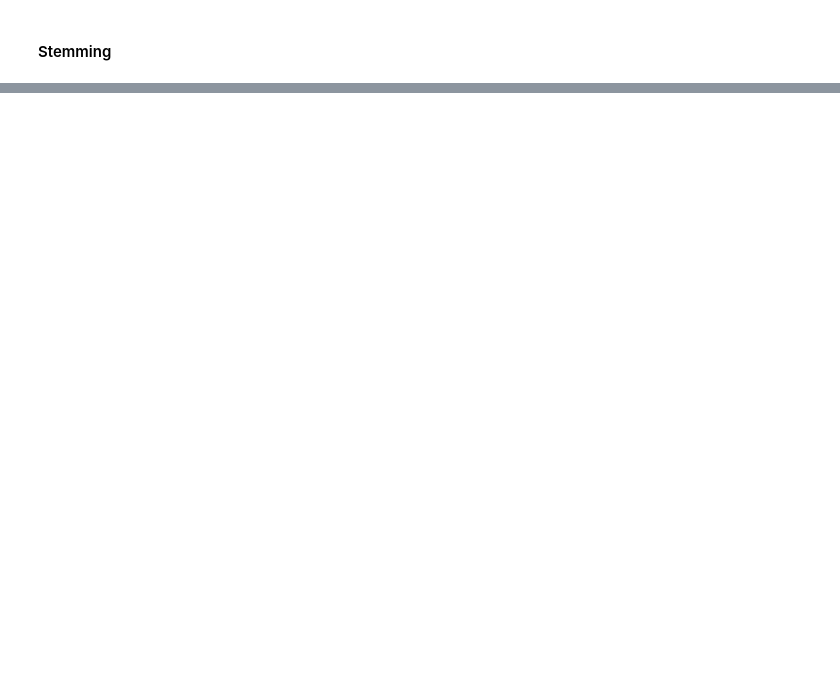
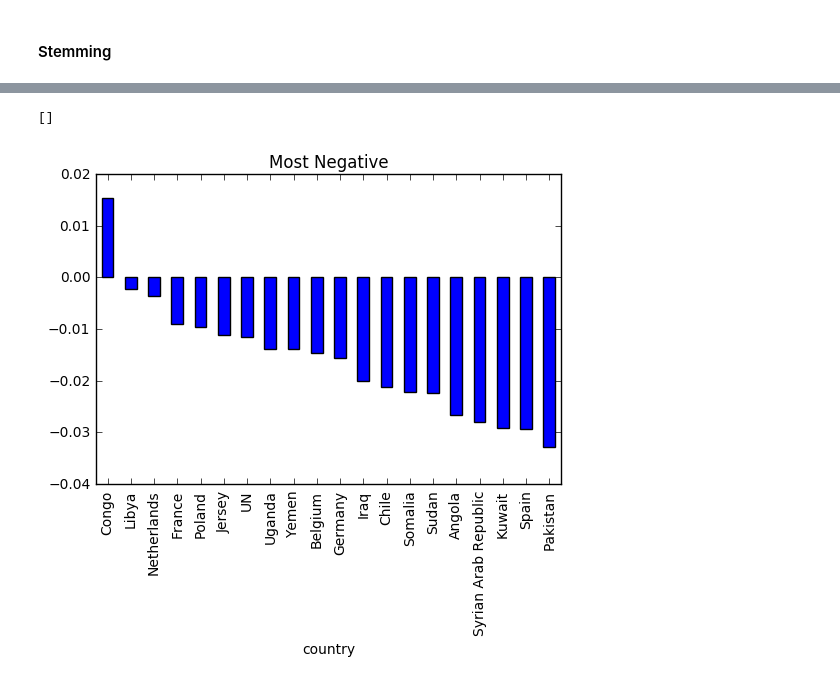
Before and after one commit to fanzhangsuper/fancy_group, a Jupyter notebook: 05 - Taming Text/Homework5.ipynb, the cells around one changed output, grey strips where cells are left out. Saved outputs shown, nothing was run; the diff lists cells and outputs as text; code cells hidden in the pictures; blank space fills up the shorter version.

```diff
--- a/05 - Taming Text/Homework5.ipynb
+++ b/05 - Taming Text/Homework5.ipynb
@@ -88,0 +297,8 @@ def compare_stem(word1, word2):
+# %%
+def map_email_to_vader_sentiment(emails):
+    polarity_score = dict()
+    for idx in emails.index:
+        txt = emails.loc[idx]
+        polarity_score[idx] = vader_analyzer.polarity_scores(txt)
+
+    return polarity_score
@@ -88,0 +384,3 @@ def compare_stem(word1, word2):
+# %%
+top_countries = country_x_senti[country_x_senti.num > 5]
+top_countries.head()
@@ -88,0 +415,7 @@ def compare_stem(word1, word2):
+# %%
+((top_countries['neg'] - top_countries['pos'])).sort_values(ascending=False)[:20].plot(kind='bar')
+plt.title('Most Negative')
+plt.plot()
+# %% [output]
+[]
+[figure, added]
```
Also changed, not shown: parts of 48 cells of this notebook, 1 other file.
